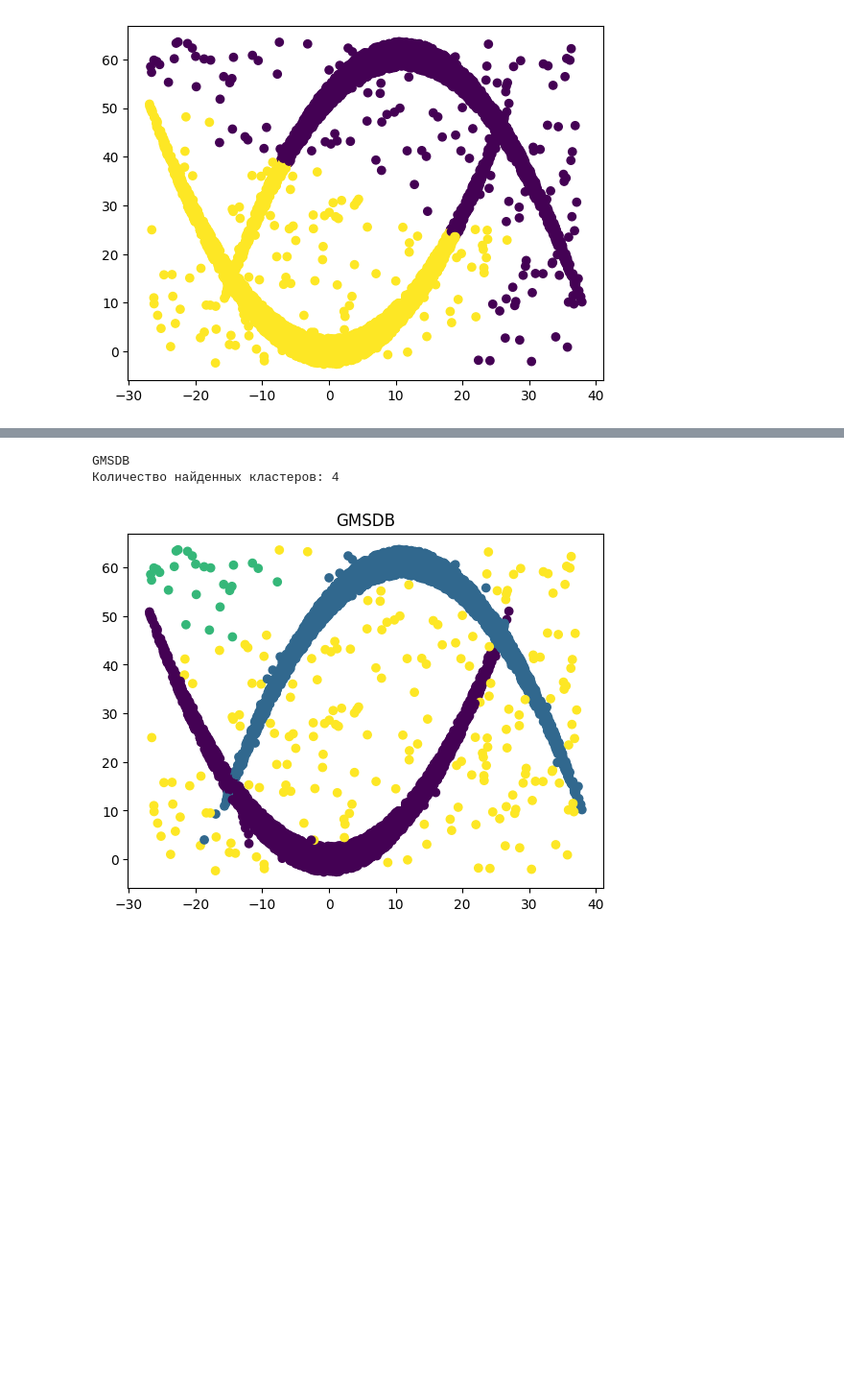
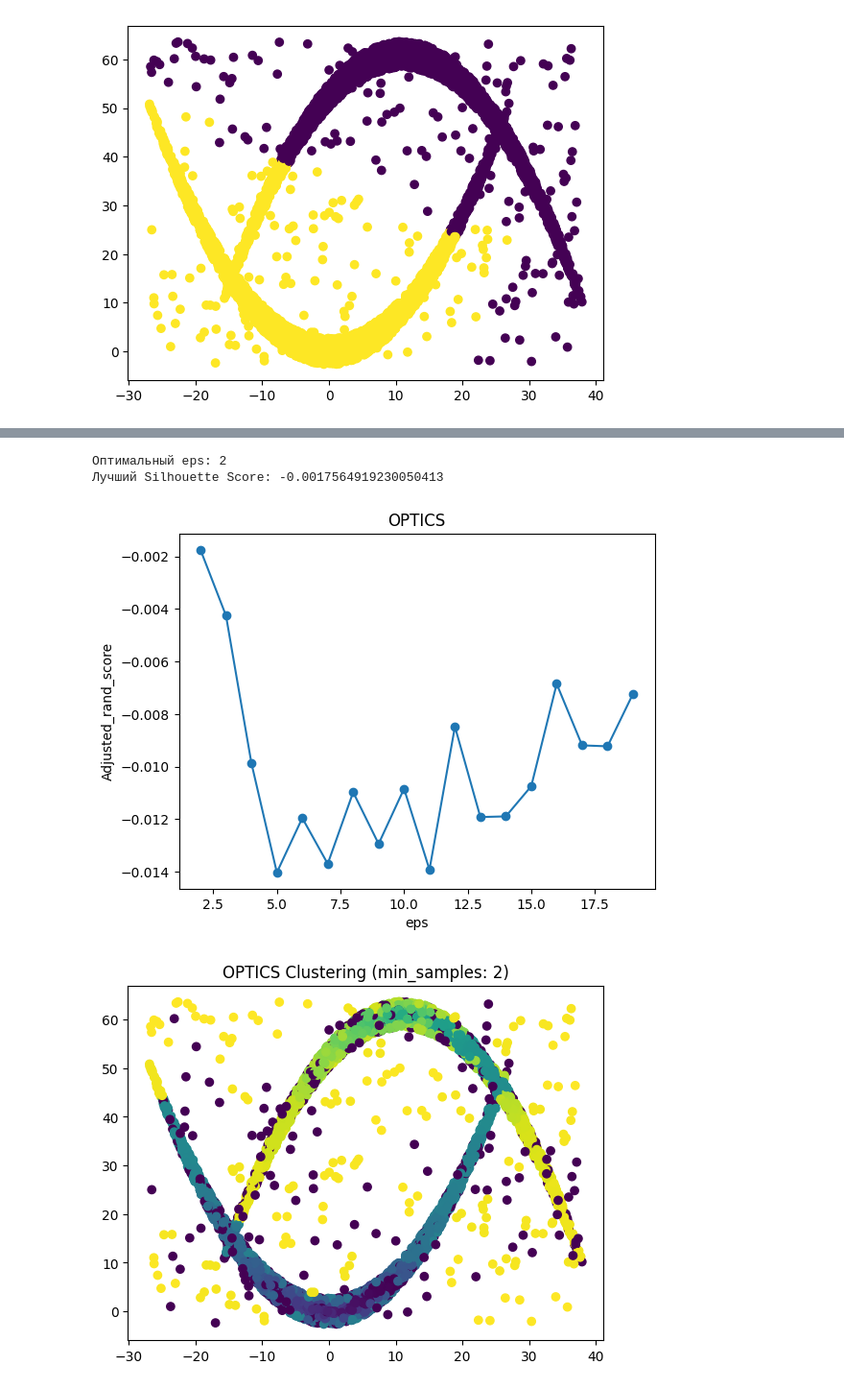
Before and after one commit to Dest1n640/Data_science, a Jupyter notebook: Homeworks/03_earrings_for_every_sister/main.ipynb, the cells around one changed output, grey strips where cells are left out. Shown at 96% size. Saved outputs shown, nothing was run; the diff lists cells and outputs as text; code cells hidden in the pictures; blank space fills up the shorter version.

```diff
--- a/Homeworks/03_earrings_for_every_sister/main.ipynb
+++ b/Homeworks/03_earrings_for_every_sister/main.ipynb
@@ -24,7 +24,7 @@ best_score = -1
 best_eps = -1
 best_labels = None
 
-for eps in range(1, 30):
+for eps in np.linspace(1, 2, 70):
   clf = DBSCAN(eps=eps)
   labels = clf.fit_predict(d)
   if len(np.unique(labels)) > 1:
@@ -37,7 +37,7 @@ for eps in range(1, 30):
   else:
     silhouette_scores.append(-1)
 
-plt.plot(range(1, 30), silhouette_scores, marker='o', linestyle='-')
+plt.plot(np.linspace(1, 2, 70), silhouette_scores, marker='o', linestyle='-')
 plt.title("DBSCAN")
 plt.xlabel("Epsilon (eps)")
 plt.ylabel("Silhouette Score")
@@ -129,6 +129,7 @@ plt.show()
 [figure]
 # %%
 # 4. Gaussian Mixture + BIC
+# BIC является методом самого объекта GaussianMixture в sklearn
 from sklearn.mixture import GaussianMixture
 bic_scores = []
 best_score = float('inf')
@@ -137,13 +138,13 @@ best_labels = None
 
 for n_components in range(2, 51):
   clf = GaussianMixture(n_components = n_components)
-  c = clf.fit_predict(d)
+  labels = clf.fit_predict(d)
   score = clf.bic(d)
   bic_scores.append(score)
   if score < best_score:
     best_score = score
     best_n_components = n_components
-    best_labels = clf.predict(d)
+    best_labels = labels
 
 plt.plot(range(2, 51), bic_scores, marker = 'o', linestyle = '-')
 plt.title("Gaussian Mixture")
@@ -205,16 +186,42 @@ plt.show()
 # %%
-# GMSDB
-from gmsdb import GMSDB
-clf = GMSDB(n_components=20)
-labels = clf.fit_predict(d)
+#6. OPTICS + adjusted_rand_score
+from sklearn.cluster import OPTICS
+from sklearn.metrics import adjusted_rand_score
 
-print("GMSDB")
-print(f"Количество найденных кластеров: {len(np.unique(labels))}")
-plt.title("GMSDB")
-plt.scatter(x0, x1, c = labels)
+n_values = range(2, 20)
+ari_scores = []
+best_score = -1
+best_n = -1
+best_labels = None
+
+for n in n_values:
+    clf = OPTICS(min_samples=n)
+    labels = clf.fit_predict(d)
+    if len(np.unique(labels)) > 1:
+        score = adjusted_rand_score(True_labels, labels)
+        ari_scores.append(score)
+        if score > best_score:
+            best_score = score
+            best_n = n
+            best_labels = labels
+    else:
+        silhouette_scores.append(-1)
+
+print(f"Оптимальный eps: {best_n}")
+print(f"Лучший Silhouette Score: {best_score}")
+
+plt.plot(n_values, ari_scores, marker='o', linestyle='-')
+plt.title("OPTICS")
+plt.xlabel("eps")
+plt.ylabel("Adjusted_rand_score")
 plt.show()
+
+plt.title(f"OPTICS Clustering (min_samples: {best_n})")
+plt.scatter(x0, x1, c=best_labels)
+plt.show()
 # %% [output]
-GMSDB
-Количество найденных кластеров: 4
+Оптимальный eps: 2
+Лучший Silhouette Score: -0.0017564919230050413
-[figure, old version]
+[figure, new version]
+[figure, added]
 # %%
```
Also changed, not shown: parts of 9 cells of this notebook.
